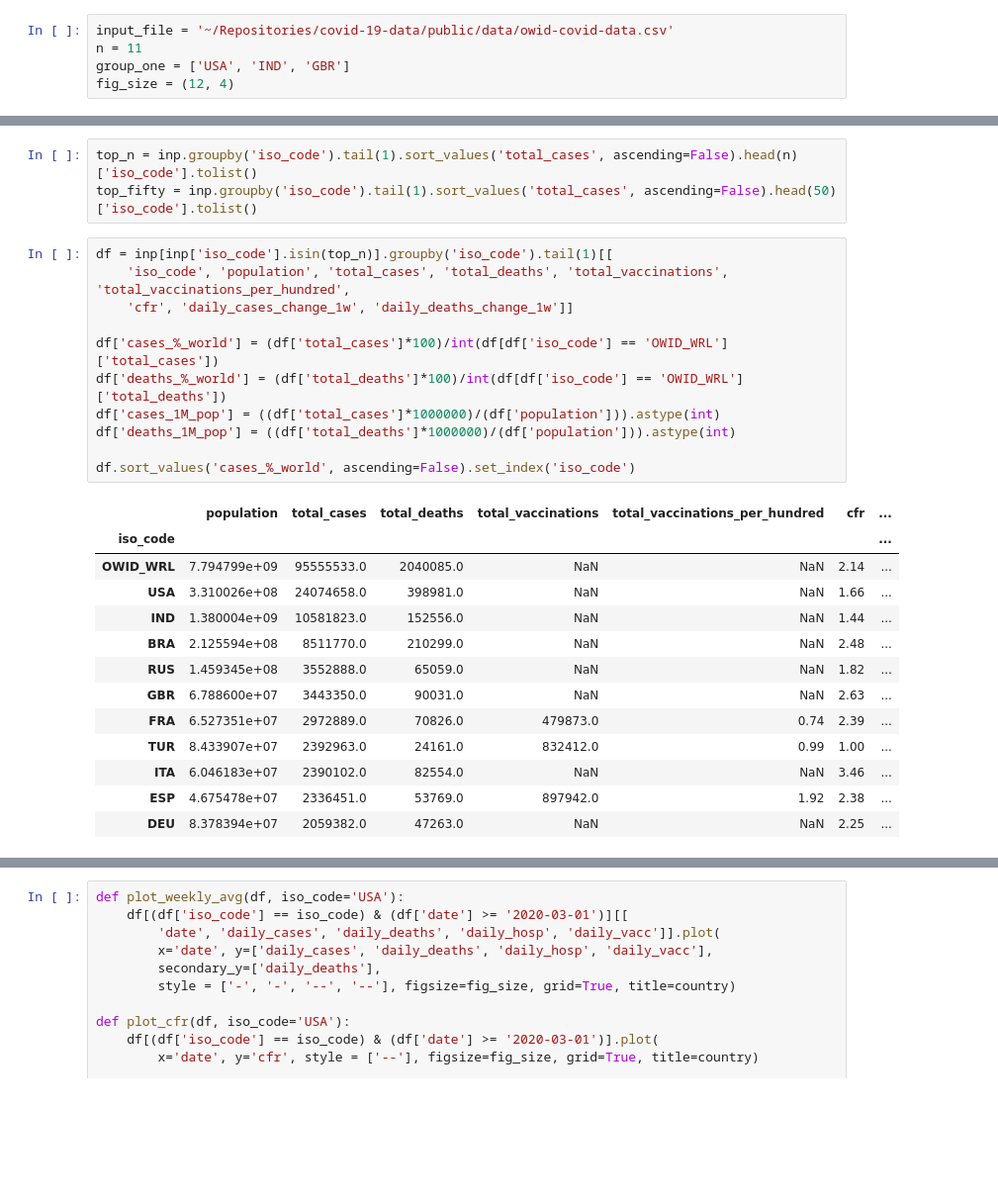
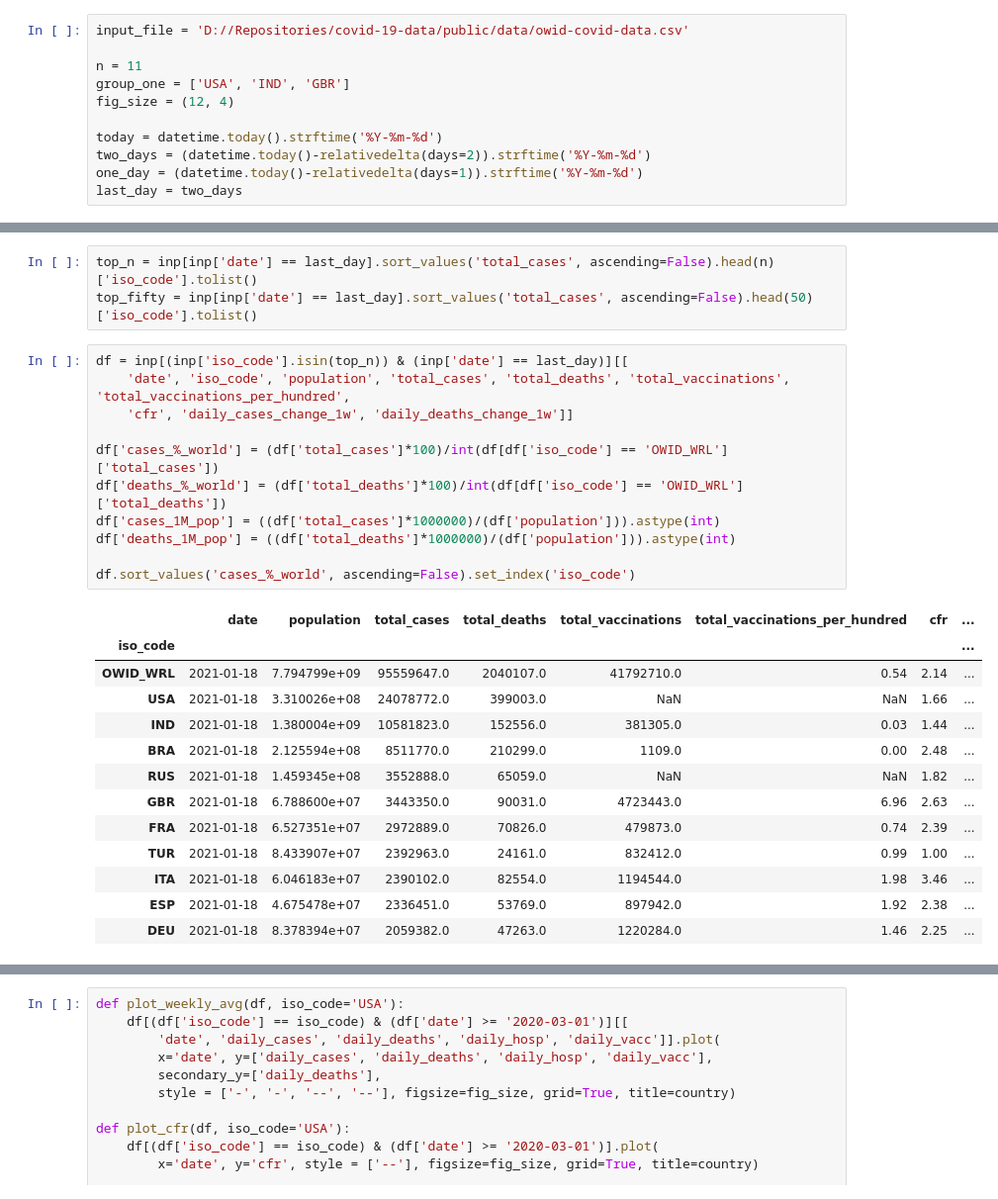
Before and after one commit to bamage00/notebooks, a Jupyter notebook: covid.ipynb, the cells around one changed output, grey strips where cells are left out. Shown: that part at 99% size. Drawn from its saved outputs; the diff is of its cells as text; blank space fills up the shorter version.

```diff
--- a/covid.ipynb
+++ b/covid.ipynb
@@ -6,10 +7,16 @@ from datetime import datetime
 
 plt.rcParams.update({'figure.max_open_warning': 0})
 # %%
-input_file = '~/Repositories/covid-19-data/public/data/owid-covid-data.csv'
+input_file = 'D://Repositories/covid-19-data/public/data/owid-covid-data.csv'
+
 n = 11
 group_one = ['USA', 'IND', 'GBR']
 fig_size = (12, 4)
+
+today = datetime.today().strftime('%Y-%m-%d')
+two_days = (datetime.today()-relativedelta(days=2)).strftime('%Y-%m-%d')
+one_day = (datetime.today()-relativedelta(days=1)).strftime('%Y-%m-%d')
+last_day = two_days
 # %%
 inp = pd.read_csv(input_file)
 inp['daily_tests'] = inp['new_tests'].rolling(7).mean()
@@ -65,31 +63,31 @@ Index(['iso_code', 'continent', 'location', 'date', 'total_cases', 'new_cases',
 # %%
-top_n = inp.groupby('iso_code').tail(1).sort_values('total_cases', ascending=False).head(n)['iso_code'].tolist()
-top_fifty = inp.groupby('iso_code').tail(1).sort_values('total_cases', ascending=False).head(50)['iso_code'].tolist()
+top_n = inp[inp['date'] == last_day].sort_values('total_cases', ascending=False).head(n)['iso_code'].tolist()
+top_fifty = inp[inp['date'] == last_day].sort_values('total_cases', ascending=False).head(50)['iso_code'].tolist()
 # %%
-df = inp[inp['iso_code'].isin(top_n)].groupby('iso_code').tail(1)[[
-    'iso_code', 'population', 'total_cases', 'total_deaths', 'total_vaccinations', 'total_vaccinations_per_hundred',
+df = inp[(inp['iso_code'].isin(top_n)) & (inp['date'] == last_day)][[
+    'date', 'iso_code', 'population', 'total_cases', 'total_deaths', 'total_vaccinations', 'total_vaccinations_per_hundred',
     'cfr', 'daily_cases_change_1w', 'daily_deaths_change_1w']]
 
 df['cases_%_world'] = (df['total_cases']*100)/int(df[df['iso_code'] == 'OWID_WRL']['total_cases'])
 df['deaths_%_world'] = (df['total_deaths']*100)/int(df[df['iso_code'] == 'OWID_WRL']['total_deaths'])
 df['cases_1M_pop'] = ((df['total_cases']*1000000)/(df['population'])).astype(int)
 df['deaths_1M_pop'] = ((df['total_deaths']*1000000)/(df['population'])).astype(int)
 
 df.sort_values('cases_%_world', ascending=False).set_index('iso_code')
 # %% [output]
-|  | population | total_cases | total_deaths | total_vaccinations | total_vaccinations_per_hundred | cfr | ... |
-| iso_code |  |  |  |  |  |  | ... |
-| OWID_WRL | 7.794799e+09 | 95555533.0 | 2040085.0 | NaN | NaN | 2.14 | ... |
-| USA | 3.310026e+08 | 24074658.0 | 398981.0 | NaN | NaN | 1.66 | ... |
-| IND | 1.380004e+09 | 10581823.0 | 152556.0 | NaN | NaN | 1.44 | ... |
-| BRA | 2.125594e+08 | 8511770.0 | 210299.0 | NaN | NaN | 2.48 | ... |
-| RUS | 1.459345e+08 | 3552888.0 | 65059.0 | NaN | NaN | 1.82 | ... |
-| GBR | 6.788600e+07 | 3443350.0 | 90031.0 | NaN | NaN | 2.63 | ... |
-| FRA | 6.527351e+07 | 2972889.0 | 70826.0 | 479873.0 | 0.74 | 2.39 | ... |
-| TUR | 8.433907e+07 | 2392963.0 | 24161.0 | 832412.0 | 0.99 | 1.00 | ... |
-| ITA | 6.046183e+07 | 2390102.0 | 82554.0 | NaN | NaN | 3.46 | ... |
-| ESP | 4.675478e+07 | 2336451.0 | 53769.0 | 897942.0 | 1.92 | 2.38 | ... |
-| DEU | 8.378394e+07 | 2059382.0 | 47263.0 | NaN | NaN | 2.25 | ... |
+|  | date | population | total_cases | total_deaths | total_vaccinations | total_vaccinations_per_hundred | cfr | ... |
+| iso_code |  |  |  |  |  |  |  | ... |
+| OWID_WRL | 2021-01-18 | 7.794799e+09 | 95559647.0 | 2040107.0 | 41792710.0 | 0.54 | 2.14 | ... |
+| USA | 2021-01-18 | 3.310026e+08 | 24078772.0 | 399003.0 | NaN | NaN | 1.66 | ... |
+| IND | 2021-01-18 | 1.380004e+09 | 10581823.0 | 152556.0 | 381305.0 | 0.03 | 1.44 | ... |
+| BRA | 2021-01-18 | 2.125594e+08 | 8511770.0 | 210299.0 | 1109.0 | 0.00 | 2.48 | ... |
+| RUS | 2021-01-18 | 1.459345e+08 | 3552888.0 | 65059.0 | NaN | NaN | 1.82 | ... |
+| GBR | 2021-01-18 | 6.788600e+07 | 3443350.0 | 90031.0 | 4723443.0 | 6.96 | 2.63 | ... |
+| FRA | 2021-01-18 | 6.527351e+07 | 2972889.0 | 70826.0 | 479873.0 | 0.74 | 2.39 | ... |
+| TUR | 2021-01-18 | 8.433907e+07 | 2392963.0 | 24161.0 | 832412.0 | 0.99 | 1.00 | ... |
+| ITA | 2021-01-18 | 6.046183e+07 | 2390102.0 | 82554.0 | 1194544.0 | 1.98 | 3.46 | ... |
+| ESP | 2021-01-18 | 4.675478e+07 | 2336451.0 | 53769.0 | 897942.0 | 1.92 | 2.38 | ... |
+| DEU | 2021-01-18 | 8.378394e+07 | 2059382.0 | 47263.0 | 1220284.0 | 1.46 | 2.25 | ... |
 # %%
 df[df['iso_code'] != 'OWID_WRL'].sort_values('cases_%_world', ascending=False).plot(
     x='iso_code', y=['cases_%_world', 'deaths_%_world'],
```
Also changed, not shown: parts of 7 cells of this notebook.
